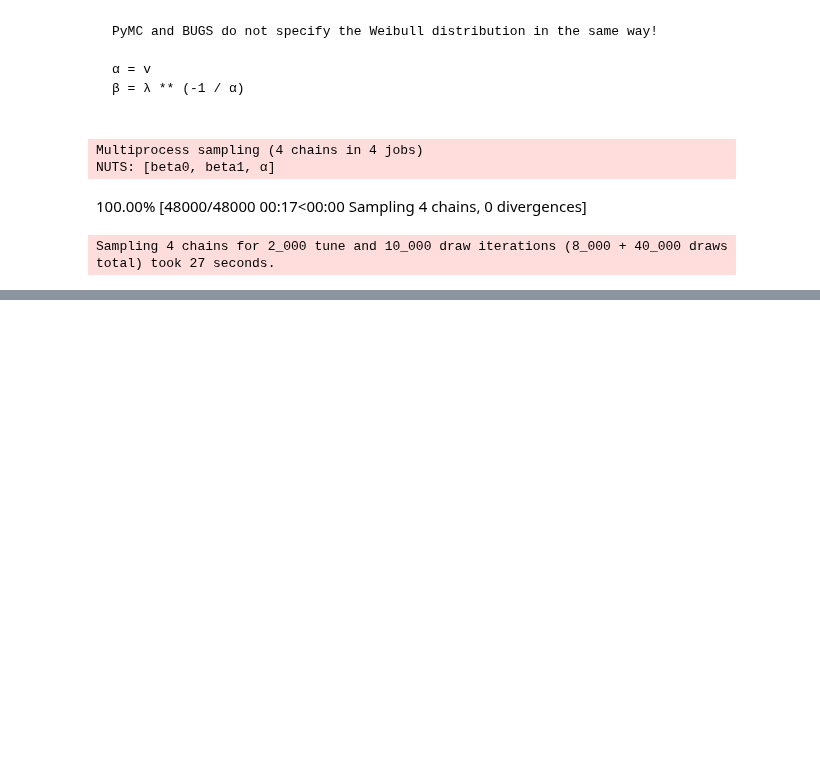
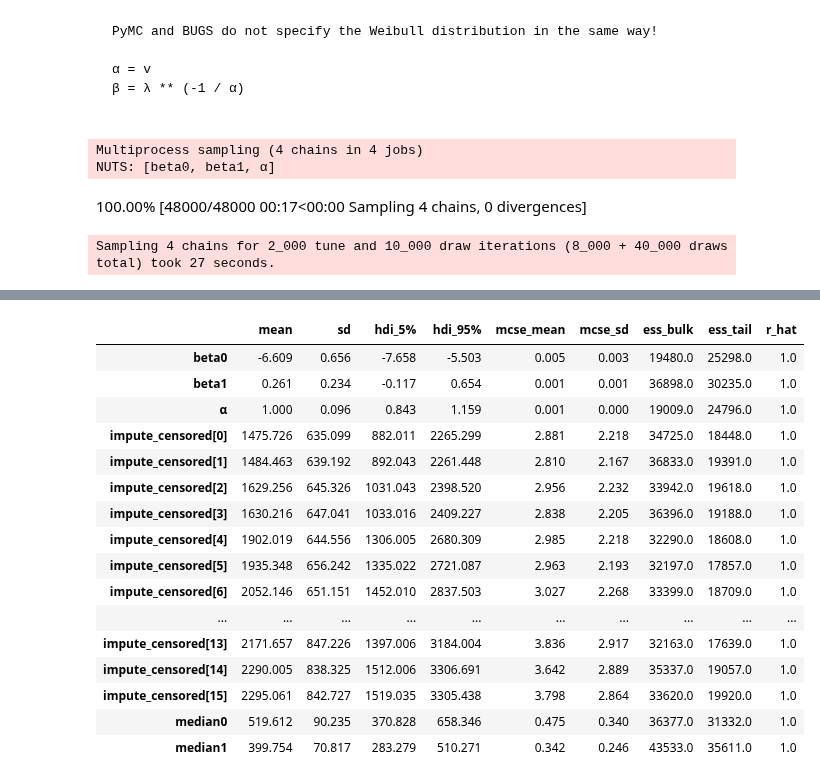
Before and after one commit to areding/6420-pymc, a Jupyter notebook: Unit8-gastric.ipynb, the cells around one changed output, grey strips where cells are left out. Cells and saved outputs as stored; diff of their text form; code cells hidden in the pictures; blank space fills up the shorter version.

Commit message:
updated gastric example with imputed censorship

```diff
--- a/Unit8-gastric.ipynb
+++ b/Unit8-gastric.ipynb
@@ -132,0 +140,35 @@ az.summary(trace, hdi_prob=0.9)
+# %%
+log2 = np.log(2)
+
+with pm.Model() as m:
+    beta0 = pm.Normal("beta0", 0, tau=0.0001)
+    beta1 = pm.Normal("beta1", 0, tau=0.0001)
+    α = pm.Exponential("α", 3)
+
+    λ_censored = exp(beta0 + beta1 * x_censored)
+    β_censored = λ_censored ** (-1 / α)
+
+    λ_uncensored = exp(beta0 + beta1 * x_uncensored)
+    β_uncensored = λ_uncensored ** (-1 / α)
+
+    impute_censored = pm.Bound(
+        "impute_censored",
+        pm.Weibull.dist(alpha=α, beta=β_censored),
+        lower=censored,
+        shape=censored.shape[0],
+    )
+
+    likelihood = pm.Weibull(
+        "likelihood",
+        alpha=α,
+        beta=β_uncensored,
+        observed=y_uncensored,
+        shape=y_uncensored.shape[0],
+    )
+
+    median0 = pm.Deterministic("median0", (log2 * exp(-beta0)) ** (1 / α))
+    median1 = pm.Deterministic("median1", (log2 * exp(-beta0 - beta1)) ** (1 / α))
+
+    trace = pm.sample(
+        10000, tune=2000, cores=4, init="auto", step=[pm.NUTS(target_accept=0.95)]
+    )
@@ -132,0 +195,20 @@ az.summary(trace, hdi_prob=0.9)
+# %%
+az.summary(trace, hdi_prob=0.9)
+# %% [output]
+|  | mean | sd | hdi_5% | hdi_95% | mcse_mean | mcse_sd | ess_bulk | ess_tail | r_hat |
+| beta0 | -6.609 | 0.656 | -7.658 | -5.503 | 0.005 | 0.003 | 19480.0 | 25298.0 | 1.0 |
+| beta1 | 0.261 | 0.234 | -0.117 | 0.654 | 0.001 | 0.001 | 36898.0 | 30235.0 | 1.0 |
+| α | 1.000 | 0.096 | 0.843 | 1.159 | 0.001 | 0.000 | 19009.0 | 24796.0 | 1.0 |
+| impute_censored[0] | 1475.726 | 635.099 | 882.011 | 2265.299 | 2.881 | 2.218 | 34725.0 | 18448.0 | 1.0 |
+| impute_censored[1] | 1484.463 | 639.192 | 892.043 | 2261.448 | 2.810 | 2.167 | 36833.0 | 19391.0 | 1.0 |
+| impute_censored[2] | 1629.256 | 645.326 | 1031.043 | 2398.520 | 2.956 | 2.232 | 33942.0 | 19618.0 | 1.0 |
+| impute_censored[3] | 1630.216 | 647.041 | 1033.016 | 2409.227 | 2.838 | 2.205 | 36396.0 | 19188.0 | 1.0 |
+| impute_censored[4] | 1902.019 | 644.556 | 1306.005 | 2680.309 | 2.985 | 2.218 | 32290.0 | 18608.0 | 1.0 |
+| impute_censored[5] | 1935.348 | 656.242 | 1335.022 | 2721.087 | 2.963 | 2.193 | 32197.0 | 17857.0 | 1.0 |
+| impute_censored[6] | 2052.146 | 651.151 | 1452.010 | 2837.503 | 3.027 | 2.268 | 33399.0 | 18709.0 | 1.0 |
+| ... | ... | ... | ... | ... | ... | ... | ... | ... | ... |
+| impute_censored[13] | 2171.657 | 847.226 | 1397.006 | 3184.004 | 3.836 | 2.917 | 32163.0 | 17639.0 | 1.0 |
+| impute_censored[14] | 2290.005 | 838.325 | 1512.006 | 3306.691 | 3.642 | 2.889 | 35337.0 | 19057.0 | 1.0 |
+| impute_censored[15] | 2295.061 | 842.727 | 1519.035 | 3305.438 | 3.798 | 2.864 | 33620.0 | 19920.0 | 1.0 |
+| median0 | 519.612 | 90.235 | 370.828 | 658.346 | 0.475 | 0.340 | 36377.0 | 31332.0 | 1.0 |
+| median1 | 399.754 | 70.817 | 283.279 | 510.271 | 0.342 | 0.246 | 43533.0 | 35611.0 | 1.0 |
```
Also changed, not shown: parts of 7 cells of this notebook, 11 other files.
